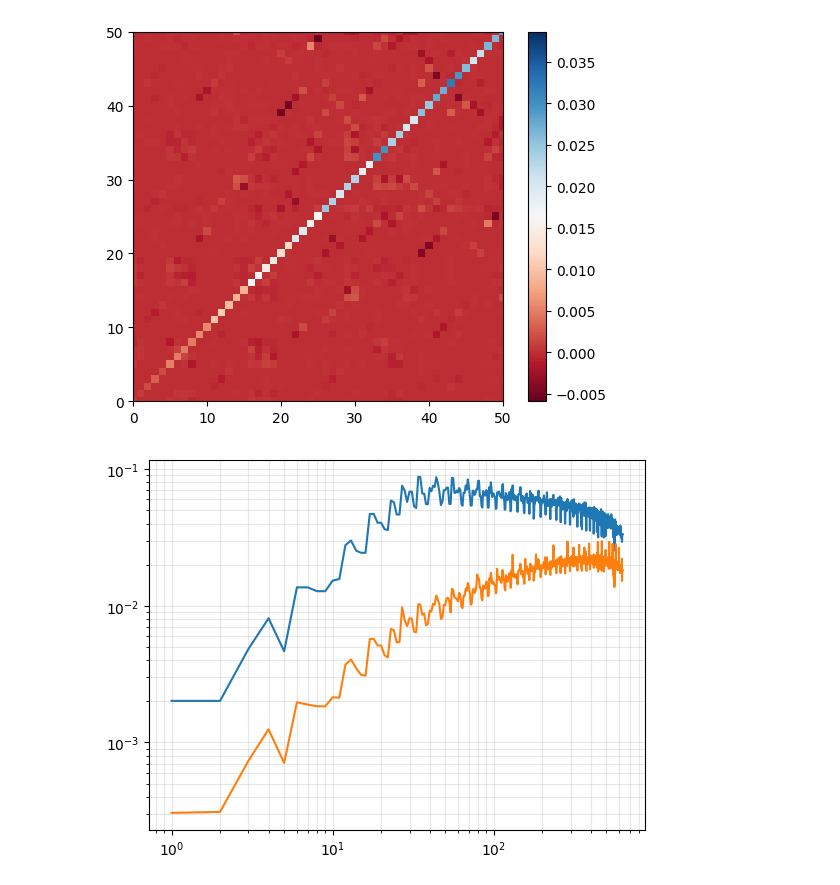
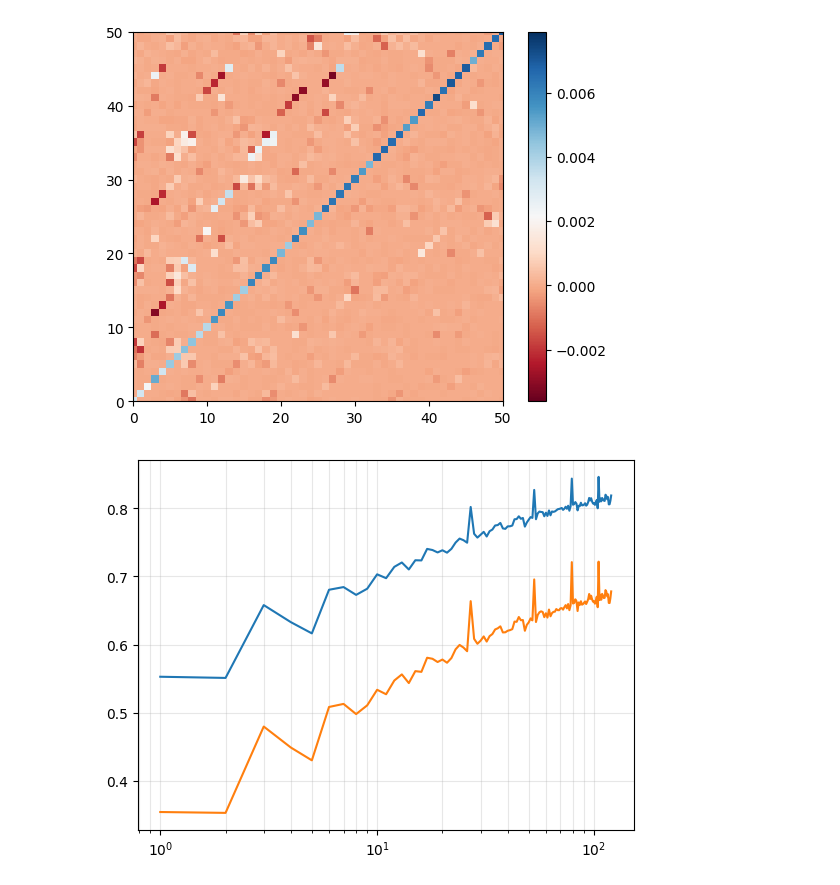
Before and after one commit to ArcetriAdaptiveOptics/SPECULA, a Jupyter notebook: config/ErrorBudget/debug_error_budget.ipynb, the cells around one changed output. Saved outputs shown, nothing was run; the diff lists cells and outputs as text; code cells hidden in the pictures.

Commit message:
Minor corrections

```diff
--- a/config/ErrorBudget/debug_error_budget.ipynb
+++ b/config/ErrorBudget/debug_error_budget.ipynb
@@ -176,41 +201,34 @@ plt.grid(which='both',alpha=0.3)
 # %%
 def compute_optical_gain(IM, IMpc):
     norm = np.diag(IM.T @ IM)
     return np.diag(IMpc.T @ IM)/norm
 
-im_pc = fits.getdata(os.path.join(root_dir, 'im/pyr3.0_s1.0_c0.9_im.fits'))
-im_pc2 = fits.getdata(os.path.join(root_dir, 'im/pyr3.0_s1.4_c0.9_im.fits'))
-cvec = fits.getdata(os.path.join(root_dir, 'data/correction_vector_500modes_c0.99.fits'))
+im = fits.getdata(os.path.join(root_dir, 'im/pyr0.0_20x20_im.fits'))[:,:120]
+im_pc10 = fits.getdata(os.path.join(root_dir, 'im/pyr0.0_20x20_s1.0_simpc.fits'))
+im_pc12 = fits.getdata(os.path.join(root_dir, 'im/pyr0.0_20x20_s1.2_simpc.fits'))
+im_pc14 = fits.getdata(os.path.join(root_dir, 'im/pyr0.0_20x20_s1.4_simpc.fits'))
+cvec = fits.getdata(os.path.join(root_dir, 'data/correction_vector_600modes_c0.99.fits'))
 
-ogs = compute_optical_gain(im, im_pc)
-ogs2 = compute_optical_gain(im, im_pc2)
+ogs10 = compute_optical_gain(im_pc10, im_pc12)
+ogs14 = compute_optical_gain(im_pc10, im_pc14)
 norm = np.diag(im.T @ im)
-norm_pc = np.diag(im_pc.T @ im_pc)
 
 plt.figure()
-plt.imshow(im_pc.T @ im,cmap='RdBu')
+plt.imshow(im_pc10.T @ im,cmap='RdBu')
 plt.colorbar()
 plt.xlim([0,50])
 plt.ylim([0,50])
 
 plt.figure()
-plt.plot(np.arange(len(ogs))+1,norm)
-plt.plot(np.arange(len(ogs))+1,norm_pc)
-plt.xscale('log')
-plt.yscale('log')
-plt.grid(which='both',alpha=0.3)
-
-
-plt.figure()
-plt.plot(np.arange(len(ogs))+1,ogs)
-plt.plot(np.arange(len(ogs))+1,ogs2)
+plt.plot(np.arange(len(ogs10))+1,ogs10)
+plt.plot(np.arange(len(ogs14))+1,ogs14)
 plt.xscale('log')
 plt.grid(which='both',alpha=0.3)
 
 plt.figure()
 plt.plot(cvec)
 plt.xscale('log')
 plt.grid()
 # %% [output]
-[figure, old version]
+[figure, new version]
-[figure, old version]
+[figure, new version]
```
Also changed, not shown: parts of 12 cells of this notebook, 7 other files.
